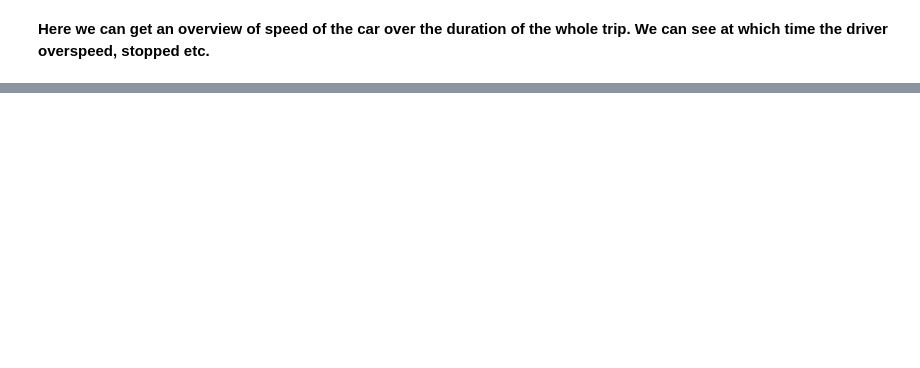
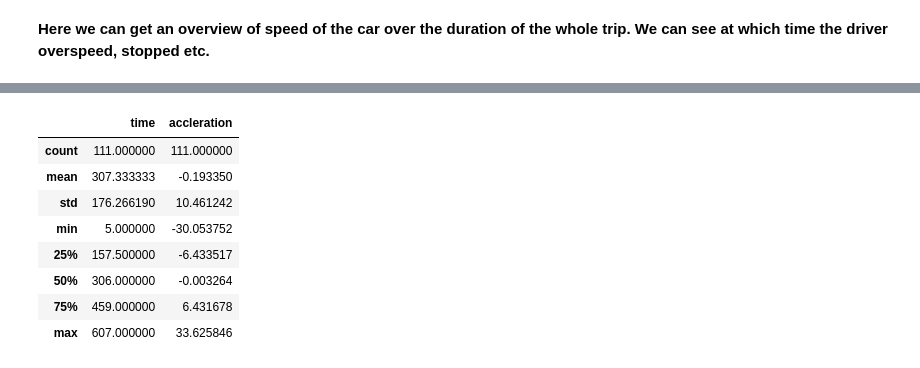
Before and after one commit to anish2197/data-analystics, a Jupyter notebook: Day 4.ipynb, the cells around one changed output, grey strips where cells are left out. Cells and saved outputs as stored; diff of their text form; code cells hidden in the pictures; blank space fills up the shorter version.

```diff
--- a/Day 4.ipynb
+++ b/Day 4.ipynb
@@ -142,0 +163,12 @@ plt.show()
+# %%
+df_acc.describe()
+# %% [output]
+|  | time | accleration |
+| count | 111.000000 | 111.000000 |
+| mean | 307.333333 | -0.193350 |
+| std | 176.266190 | 10.461242 |
+| min | 5.000000 | -30.053752 |
+| 25% | 157.500000 | -6.433517 |
+| 50% | 306.000000 | -0.003264 |
+| 75% | 459.000000 | 6.431678 |
+| max | 607.000000 | 33.625846 |
```
Also changed, not shown: parts of 6 cells of this notebook.
